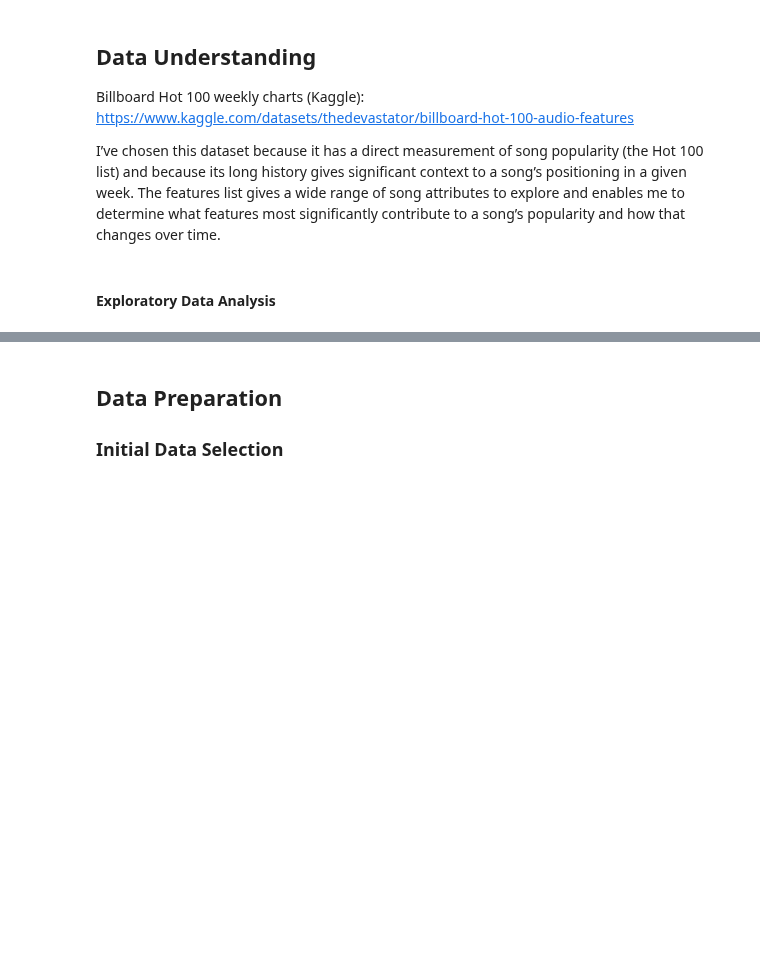
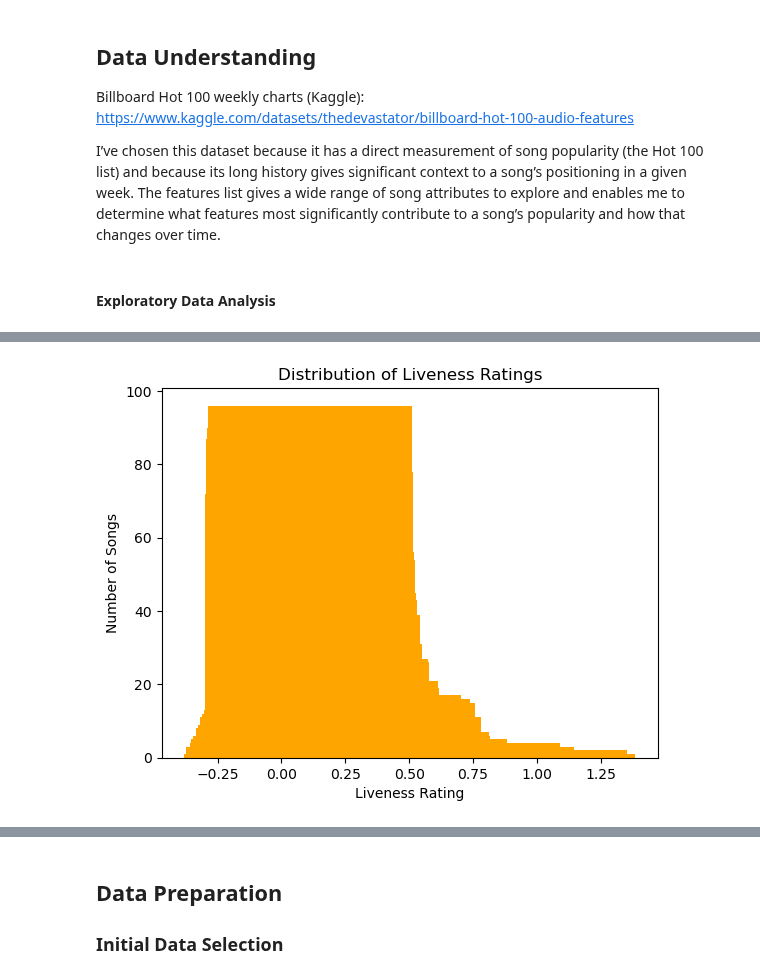
Before and after one commit to marhas109/MH_DS_Capstone_Project_2, a Jupyter notebook: MH_DS_Capstone_Proj2.ipynb, the cells around one changed output, grey strips where cells are left out. Saved outputs shown, nothing was run; the diff lists cells and outputs as text; code cells hidden in the pictures; blank space fills up the shorter version.

```diff
--- a/MH_DS_Capstone_Proj2.ipynb
+++ b/MH_DS_Capstone_Proj2.ipynb
@@ -82,11 +111,13 @@ df_features_all.info()
 # %%
-liveness_dist = df_cleaned_genre['liveness'].value_counts()
+liveness_dist = df_clean_withgenre['liveness'].value_counts()
 df_liveness_dist = pd.DataFrame(liveness_dist)
 df_liveness_dist = df_liveness_dist.reset_index()
 
 plt.bar(df_liveness_dist['liveness'], df_liveness_dist['count'], color='orange')
 plt.xlabel('Liveness Rating')
 plt.ylabel('Number of Songs')
 plt.title('Distribution of Liveness Ratings')
 plt.show()
+# %% [output]
+[figure, added]
 # %%
```
Also changed, not shown: parts of 19 cells of this notebook.
